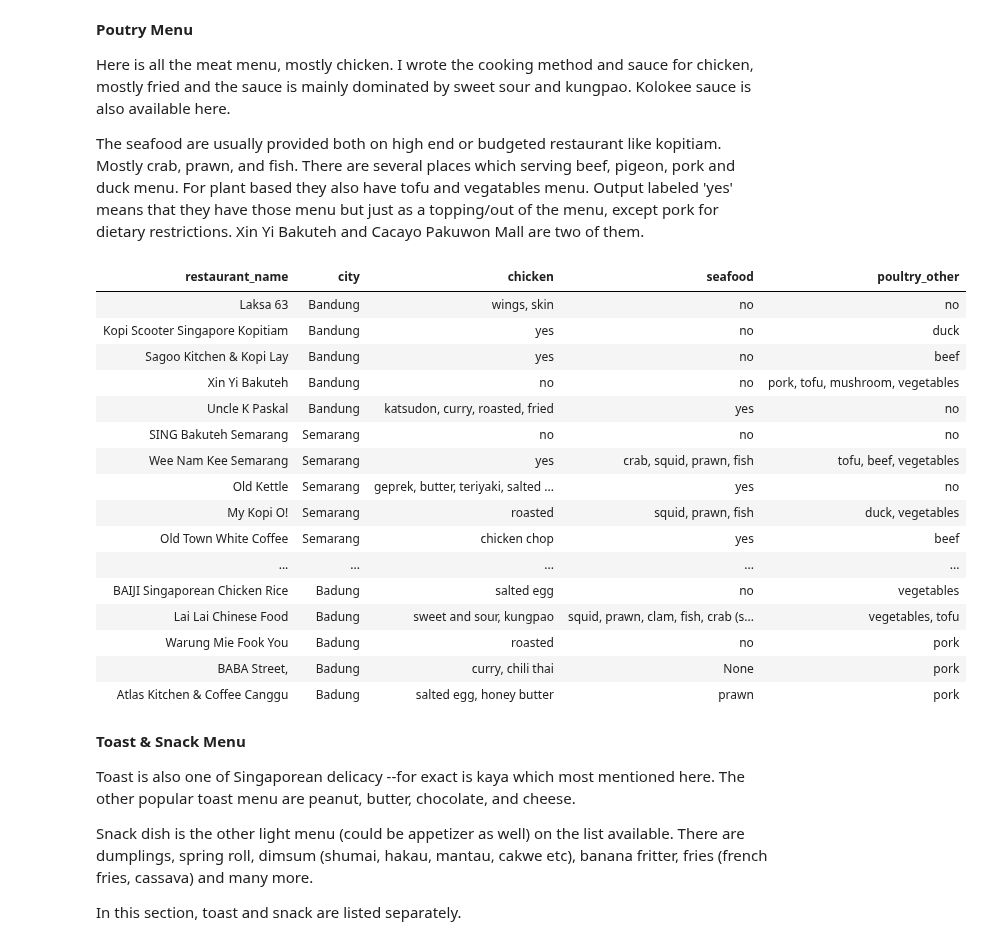
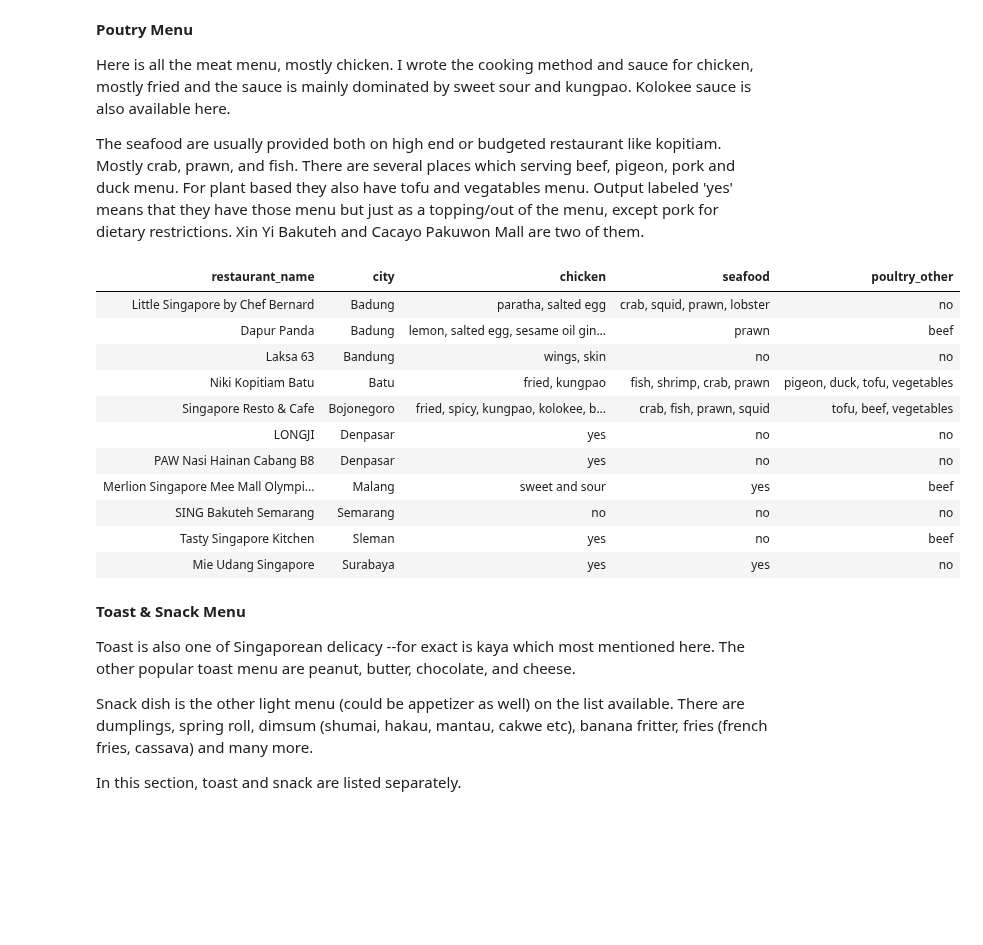
Before and after one commit to miradelimanr/Burger-Jakarta, a Jupyter notebook: singaporean-food-in-indonesia-ii-sql-version.ipynb, the cells around one changed output. Drawn from its saved outputs; the diff is of its cells as text; code cells hidden in the pictures; blank space fills up the shorter version.

```diff
--- a/singaporean-food-in-indonesia-ii-sql-version.ipynb
+++ b/singaporean-food-in-indonesia-ii-sql-version.ipynb
@@ -52,7 +56,8 @@ For disambiguation (next time you look for the menu), mee is mie/noodle, fried r
 # %%
 singapore  = sqldf("""SELECT restaurant_name, city, rice_menu, noodle, noodle_specific
 FROM singapore
-WHERE city = 'Bandung' OR region = 'Central Java' OR region = 'DI Yogyakarta' OR region = 'East Java' OR region = 'Bali'""")
+WHERE city = 'Bandung' OR region = 'Central Java' OR region = 'DI Yogyakarta' OR region = 'East Java' OR region = 'Bali'
+GROUP BY city""")
 singapore.style.hide_index()
 # %% [output]
 | restaurant_name | city | rice_menu | noodle | noodle_specific |
@@ -81,26 +81,22 @@ The seafood are usually provided both on high end or budgeted restaurant like ko
 # %%
 singapore  = sqldf("""SELECT restaurant_name, city, chicken, seafood, poultry_other
 FROM singapore
-WHERE city = 'Bandung' OR region = 'Central Java' OR region = 'DI Yogyakarta' OR region = 'East Java' OR region = 'Bali'""")
+WHERE city = 'Bandung' OR region = 'Central Java' OR region = 'DI Yogyakarta' OR region = 'East Java' OR region = 'Bali'
+GROUP BY city""")
 singapore.style.hide_index()
 # %% [output]
 | restaurant_name | city | chicken | seafood | poultry_other |
+| Little Singapore by Chef Bernard | Badung | paratha, salted egg | crab, squid, prawn, lobster | no |
+| Dapur Panda | Badung | lemon, salted egg, sesame oil gin... | prawn | beef |
 | Laksa 63 | Bandung | wings, skin | no | no |
-| Kopi Scooter Singapore Kopitiam | Bandung | yes | no | duck |
-| Sagoo Kitchen & Kopi Lay | Bandung | yes | no | beef |
-| Xin Yi Bakuteh | Bandung | no | no | pork, tofu, mushroom, vegetables |
-| Uncle K Paskal | Bandung | katsudon, curry, roasted, fried | yes | no |
+| Niki Kopitiam Batu | Batu | fried, kungpao | fish, shrimp, crab, prawn | pigeon, duck, tofu, vegetables |
+| Singapore Resto & Cafe | Bojonegoro | fried, spicy, kungpao, kolokee, b... | crab, fish, prawn, squid | tofu, beef, vegetables |
+| LONGJI | Denpasar | yes | no | no |
+| PAW Nasi Hainan Cabang B8 | Denpasar | yes | no | no |
+| Merlion Singapore Mee Mall Olympi... | Malang | sweet and sour | yes | beef |
 | SING Bakuteh Semarang | Semarang | no | no | no |
-| Wee Nam Kee Semarang | Semarang | yes | crab, squid, prawn, fish | tofu, beef, vegetables |
-| Old Kettle | Semarang | geprek, butter, teriyaki, salted ... | yes | no |
-| My Kopi O! | Semarang | roasted | squid, prawn, fish | duck, vegetables |
-| Old Town White Coffee | Semarang | chicken chop | yes | beef |
-| ... | ... | ... | ... | ... |
-| BAIJI Singaporean Chicken Rice | Badung | salted egg | no | vegetables |
-| Lai Lai Chinese Food | Badung | sweet and sour, kungpao | squid, prawn, clam, fish, crab (s... | vegetables, tofu |
-| Warung Mie Fook You | Badung | roasted | no | pork |
-| BABA Street, | Badung | curry, chili thai | None | pork |
-| Atlas Kitchen & Coffee Canggu | Badung | salted egg, honey butter | prawn | pork |
+| Tasty Singapore Kitchen | Sleman | yes | no | beef |
+| Mie Udang Singapore | Surabaya | yes | yes | no |
 # %% [markdown]
 **Toast & Snack Menu**
 
```
Also changed, not shown: parts of 8 cells of this notebook.
